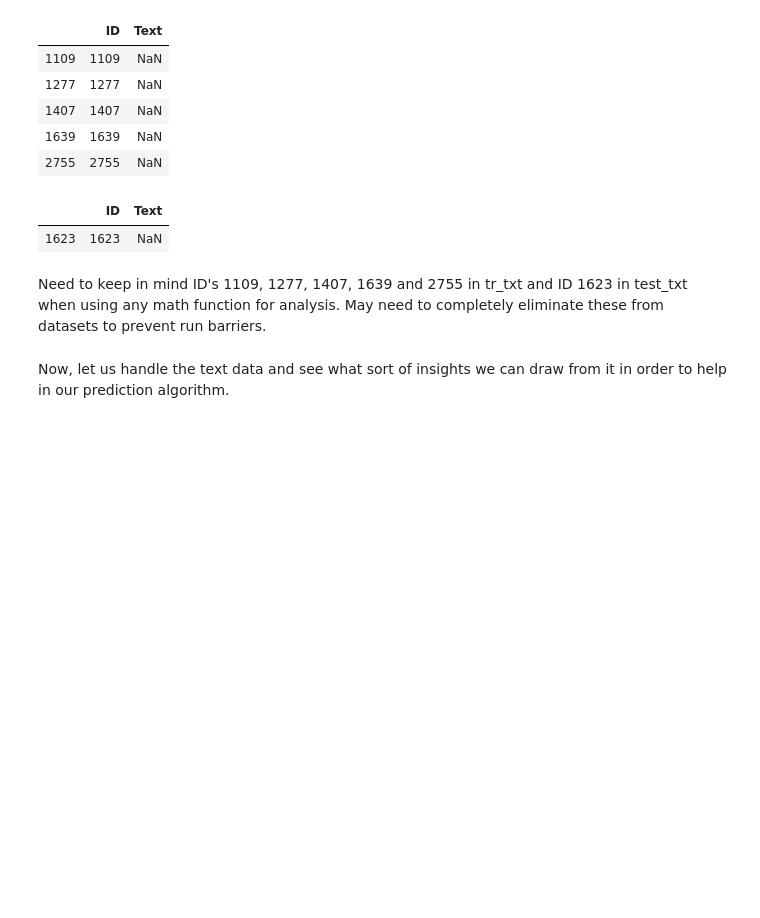
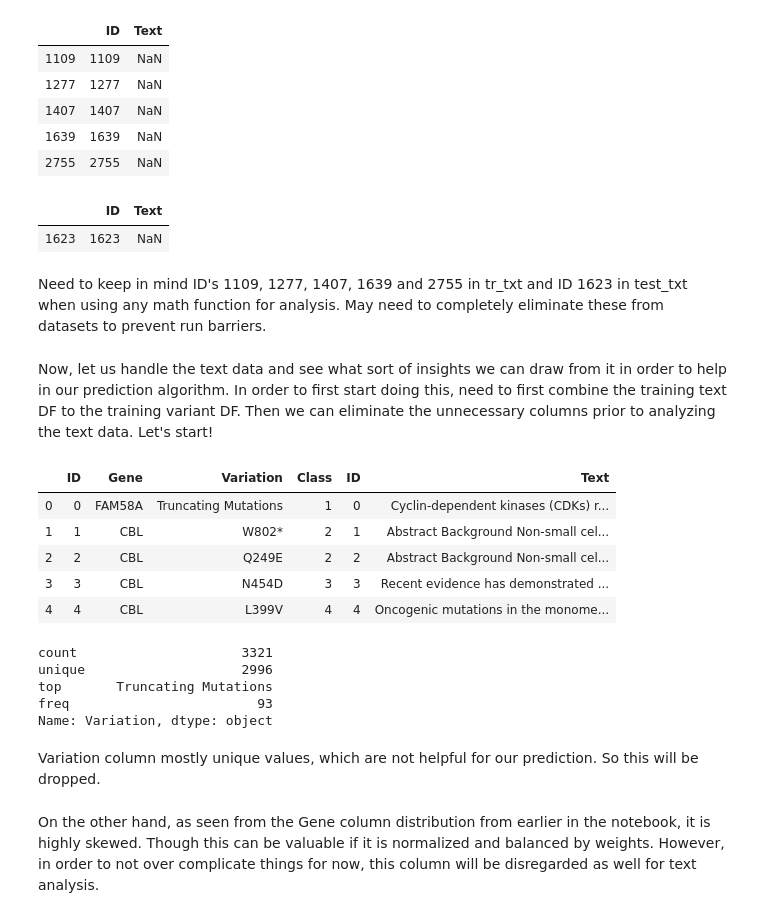
Before and after one commit to mindyng/Technical-Assessments, a Jupyter notebook: Cancer_Prediction.ipynb, the cells around one changed output. Drawn from its saved outputs; the diff is of its cells as text; code cells hidden in the pictures; blank space fills up the shorter version.

```diff
--- a/Cancer_Prediction.ipynb
+++ b/Cancer_Prediction.ipynb
@@ -213,4 +248,27 @@ nans(test_txt)
 # %% [markdown]
 Need to keep in mind ID's 1109, 1277, 1407, 1639 and 2755 in tr_txt and ID 1623 in test_txt when using any math function for analysis. May need to completely eliminate these from datasets to prevent run barriers.
 # %% [markdown]
-Now, let us handle the text data and see what sort of insights we can draw from it in order to help in our prediction algorithm.
+Now, let us handle the text data and see what sort of insights we can draw from it in order to help in our prediction algorithm. In order to first start doing this, need to first combine the training text DF to the training variant DF. Then we can eliminate the unnecessary columns prior to analyzing the text data. Let's start!
+# %%
+tr_data = pd.concat([tr_var, tr_txt], axis=1)
+tr_data.head()
+# %% [output]
+|  | ID | Gene | Variation | Class | ID | Text |
+| 0 | 0 | FAM58A | Truncating Mutations | 1 | 0 | Cyclin-dependent kinases (CDKs) r... |
+| 1 | 1 | CBL | W802* | 2 | 1 | Abstract Background Non-small cel... |
+| 2 | 2 | CBL | Q249E | 2 | 2 | Abstract Background Non-small cel... |
+| 3 | 3 | CBL | N454D | 3 | 3 | Recent evidence has demonstrated ... |
+| 4 | 4 | CBL | L399V | 4 | 4 | Oncogenic mutations in the monome... |
+# %%
+tr_data['Variation'].describe()
+# %% [output]
+count                     3321
+unique                    2996
+top       Truncating Mutations
+freq                        93
+Name: Variation, dtype: object
+# %% [markdown]
+Variation column mostly unique values, which are not helpful for our prediction. So this will be dropped.
+# %% [markdown]
+On the other hand, as seen from the Gene column distribution from earlier in the notebook, it is highly skewed.
+Though this can be valuable if it is normalized and balanced by weights. However, in order to not over complicate things for now, this column will be disregarded as well for text analysis.
```
Also changed, not shown: parts of 3 cells of this notebook.
